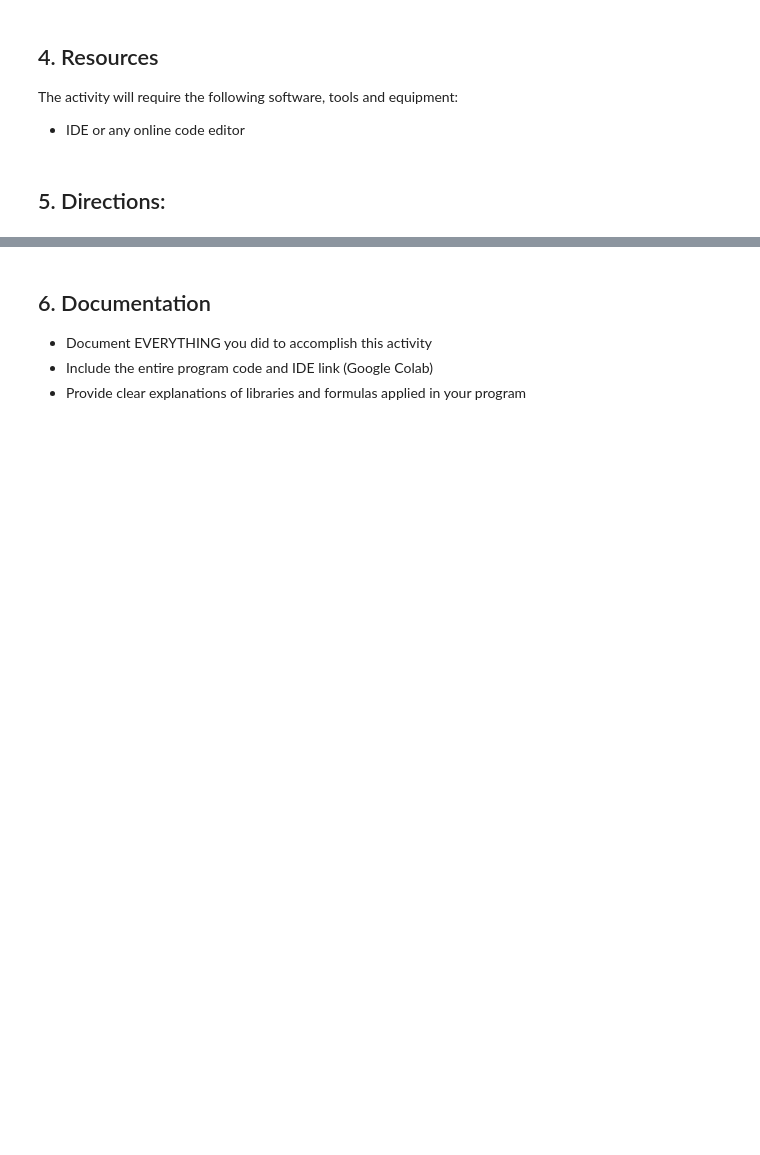
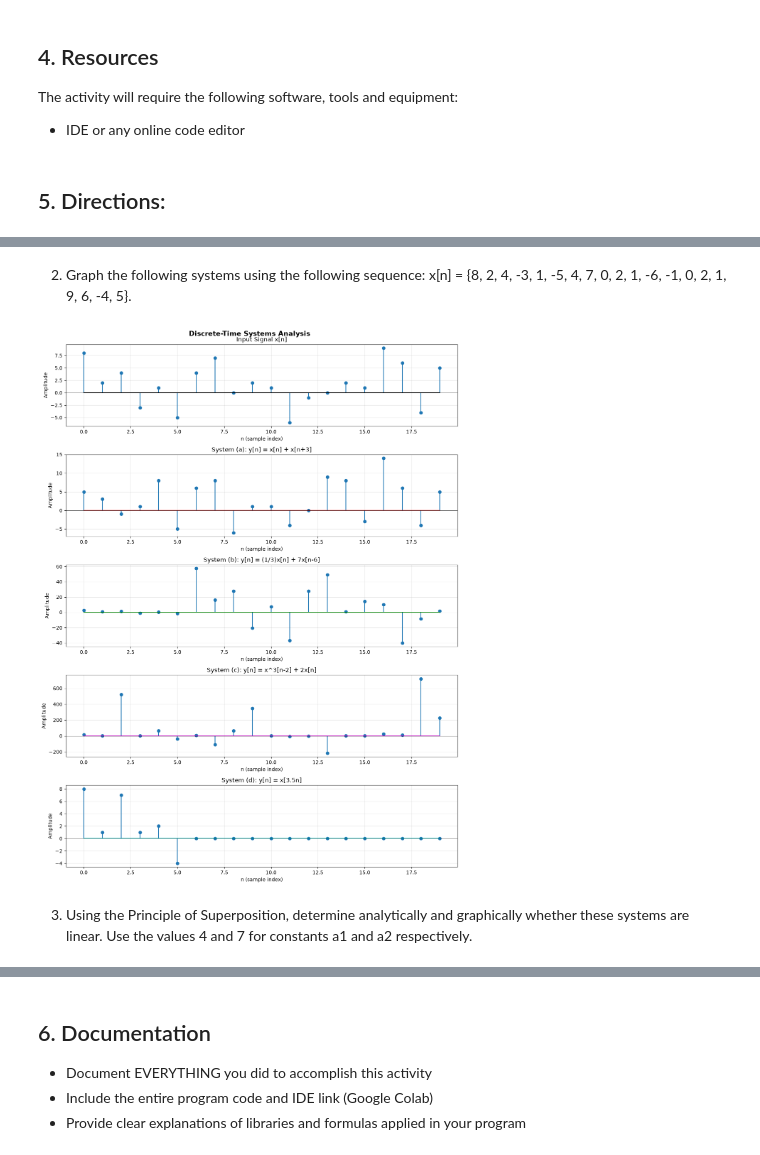
Before and after one commit to leon-pscl/CPE027-pscl, a Jupyter notebook: HOA5/Pascual_HOA5_CPE027_CPE41S2.ipynb, the cells around one changed output, grey strips where cells are left out. Saved outputs shown, nothing was run; the diff lists cells and outputs as text; code cells hidden in the pictures; blank space fills up the shorter version.

```diff
--- a/HOA5/Pascual_HOA5_CPE027_CPE41S2.ipynb
+++ b/HOA5/Pascual_HOA5_CPE027_CPE41S2.ipynb
@@ -33,0 +114,56 @@ The activity will require the following software, tools and equipment:
+# %% [markdown]
+2. Graph the following systems using the following sequence: x[n] = {8, 2, 4, -3, 1, -5, 4, 7, 0, 2, 1, -6, -1, 0, 2, 1, 9, 6, -4, 5}.
+# %%
+# -------------------------------------------------------
+# Graphing the input and all system outputs
+# Using stem plots for discrete-time signal visualization
+# -------------------------------------------------------
+fig, axes = plt.subplots(5, 1, figsize=(12, 16))
+fig.suptitle('Discrete-Time Systems Analysis', fontsize=14, fontweight='bold')
+
+# Plot original input signal x[n]
+axes[0].stem(n, x, basefmt='k-')
+axes[0].set_title('Input Signal x[n]')
+axes[0].set_xlabel('n (sample index)')
+axes[0].set_ylabel('Amplitude')
+axes[0].grid(True, alpha=0.3)
+axes[0].axhline(y=0, color='k', linewidth=0.5)
+
+# Plot System (a): y[n] = x[n] + x[n+3]
+axes[1].stem(n, y_a, basefmt='r-')
+axes[1].set_title('System (a): y[n] = x[n] + x[n+3]')
+axes[1].set_xlabel('n (sample index)')
+axes[1].set_ylabel('Amplitude')
+axes[1].grid(True, alpha=0.3)
+axes[1].axhline(y=0, color='k', linewidth=0.5)
+
+# Plot System (b): y[n] = (1/3)x[n] + 7x[n-6]
+axes[2].stem(n, y_b, basefmt='g-')
+axes[2].set_title('System (b): y[n] = (1/3)x[n] + 7x[n-6]')
+axes[2].set_xlabel('n (sample index)')
+axes[2].set_ylabel('Amplitude')
+axes[2].grid(True, alpha=0.3)
+axes[2].axhline(y=0, color='k', linewidth=0.5)
+
+# Plot System (c): y[n] = x^3[n-2] + 2x[n]
+axes[3].stem(n, y_c, basefmt='m-')
+axes[3].set_title('System (c): y[n] = x^3[n-2] + 2x[n]')
+axes[3].set_xlabel('n (sample index)')
+axes[3].set_ylabel('Amplitude')
+axes[3].grid(True, alpha=0.3)
+axes[3].axhline(y=0, color='k', linewidth=0.5)
+
+# Plot System (d): y[n] = x[3.5n]
+axes[4].stem(n, y_d, basefmt='c-')
+axes[4].set_title('System (d): y[n] = x[3.5n]')
+axes[4].set_xlabel('n (sample index)')
+axes[4].set_ylabel('Amplitude')
+axes[4].grid(True, alpha=0.3)
+axes[4].axhline(y=0, color='k', linewidth=0.5)
+
+plt.tight_layout()
+plt.show()
+# %% [output]
+[figure, added]
+# %% [markdown]
+3. Using the Principle of Superposition, determine analytically and graphically whether these systems are linear. Use the values 4 and 7 for constants a1 and a2 respectively.
```
Also changed, not shown: parts of 12 cells of this notebook.
